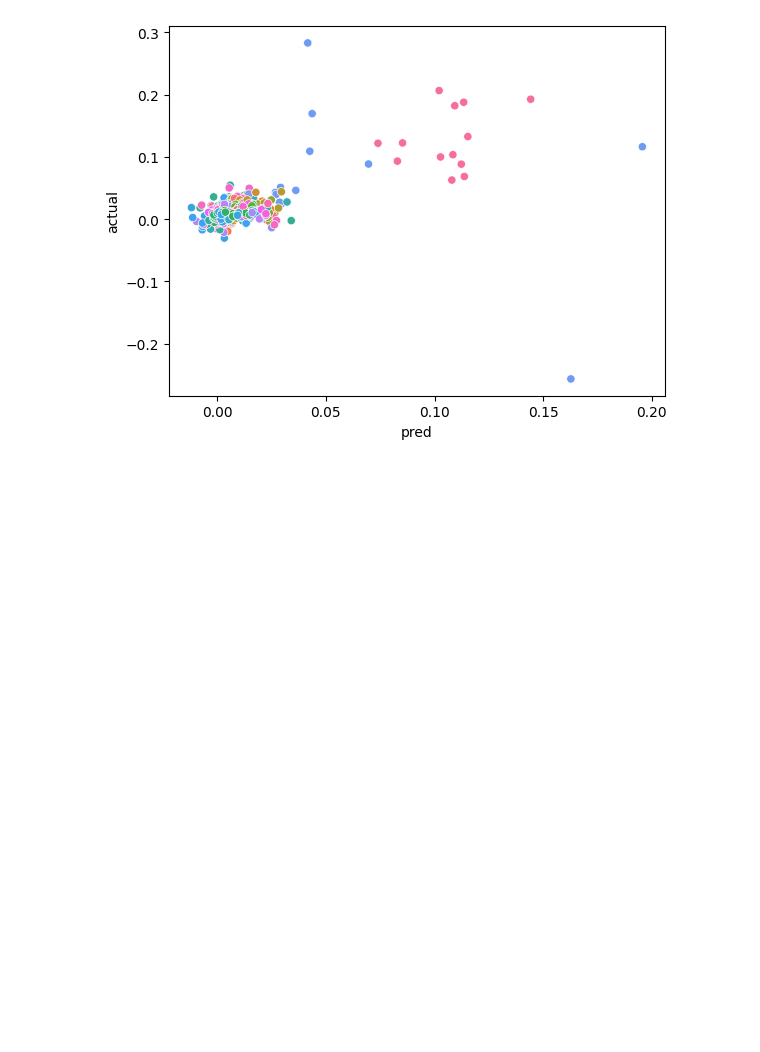
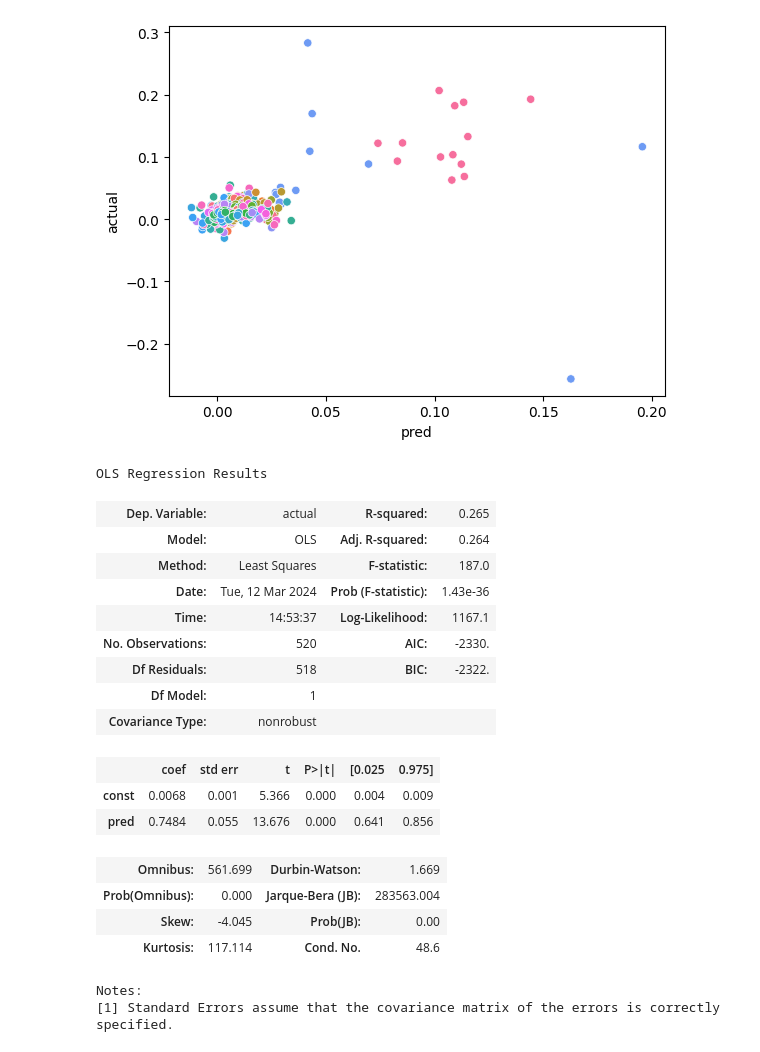
Before and after one commit to mvanaltvorst/seminar, a Jupyter notebook: notebooks/models/4_quarter_avg_model.ipynb, the cells around one changed output. Cells and saved outputs as stored; diff of their text form; code cells hidden in the pictures; blank space fills up the shorter version.

```diff
--- a/notebooks/models/4_quarter_avg_model.ipynb
+++ b/notebooks/models/4_quarter_avg_model.ipynb
@@ -170,3 +170,29 @@ sns.scatterplot(
 plt.legend().remove()
 # %% [output]
 [figure]
+# %%
+import statsmodels.api as sm
+
+sm.OLS(
+    forecast_merged["actual"], sm.add_constant(forecast_merged["pred"])
+).fit().summary()
+# %% [output]
+OLS Regression Results
+| Dep. Variable: | actual | R-squared: | 0.265 |
+| Model: | OLS | Adj. R-squared: | 0.264 |
+| Method: | Least Squares | F-statistic: | 187.0 |
+| Date: | Tue, 12 Mar 2024 | Prob (F-statistic): | 1.43e-36 |
+| Time: | 14:53:37 | Log-Likelihood: | 1167.1 |
+| No. Observations: | 520 | AIC: | -2330. |
+| Df Residuals: | 518 | BIC: | -2322. |
+| Df Model: | 1 |  |  |
+| Covariance Type: | nonrobust |  |  |
+|  | coef | std err | t | P>|t| | [0.025 | 0.975] |
+| const | 0.0068 | 0.001 | 5.366 | 0.000 | 0.004 | 0.009 |
+| pred | 0.7484 | 0.055 | 13.676 | 0.000 | 0.641 | 0.856 |
+| Omnibus: | 561.699 | Durbin-Watson: | 1.669 |
+| Prob(Omnibus): | 0.000 | Jarque-Bera (JB): | 283563.004 |
+| Skew: | -4.045 | Prob(JB): | 0.00 |
+| Kurtosis: | 117.114 | Cond. No. | 48.6 |
+Notes:
+[1] Standard Errors assume that the covariance matrix of the errors is correctly specified.
```
Also changed, not shown: 4 other files.
